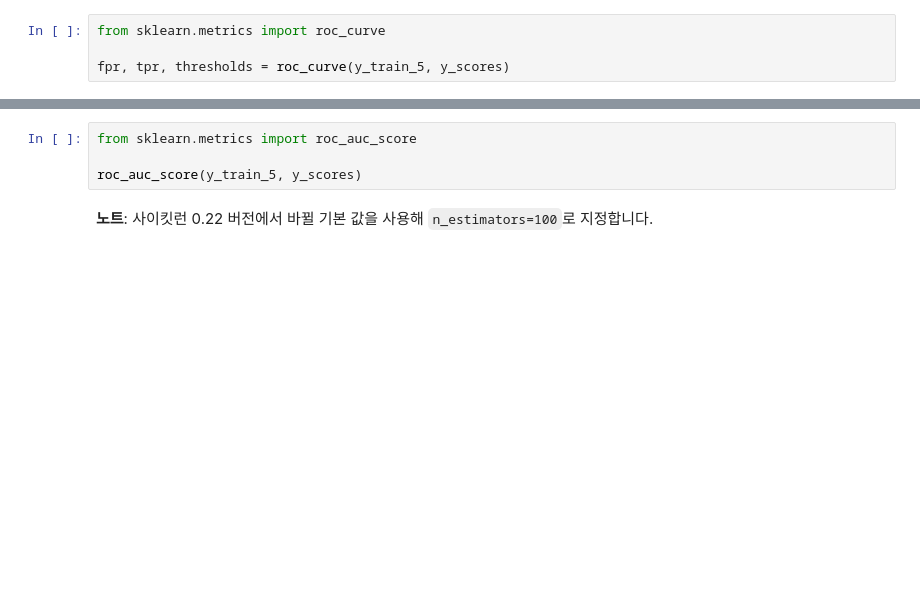
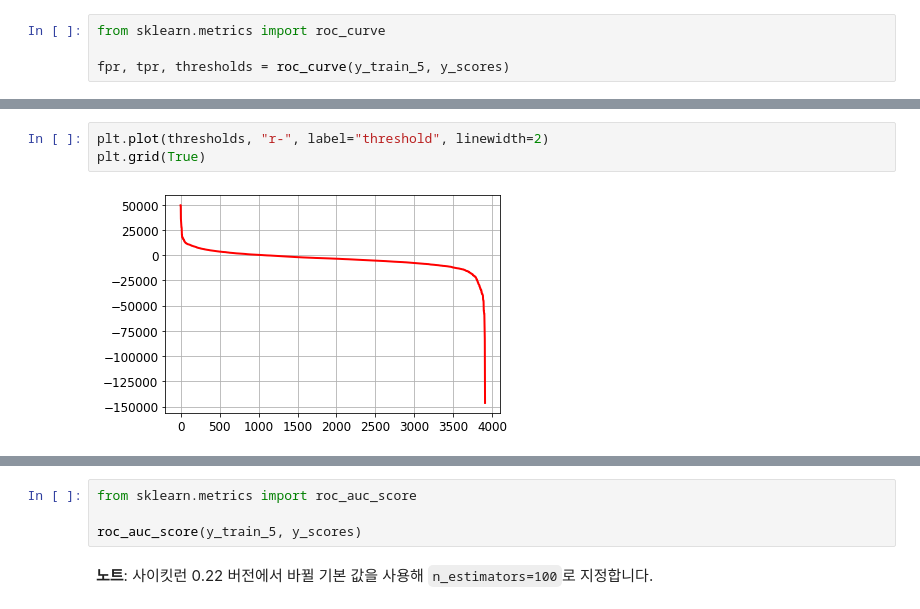
Before and after one commit to ahn19/handson-ml2, a Jupyter notebook: 03_classification.ipynb, the cells around one changed output, grey strips where cells are left out. Saved outputs shown, nothing was run; the diff lists cells and outputs as text; blank space fills up the shorter version.

```diff
--- a/03_classification.ipynb
+++ b/03_classification.ipynb
@@ -373,3 +404,8 @@ fpr, tpr, thresholds = roc_curve(y_train_5, y_scores)
+# %%
+plt.plot(thresholds, "r-", label="threshold", linewidth=2)
+plt.grid(True)
+# %% [output]
+[figure, added]
 # %%
 def plot_roc_curve(fpr, tpr, label=None):
     plt.plot(fpr, tpr, linewidth=2, label=label)
```
Also changed, not shown: parts of 14 cells of this notebook.
